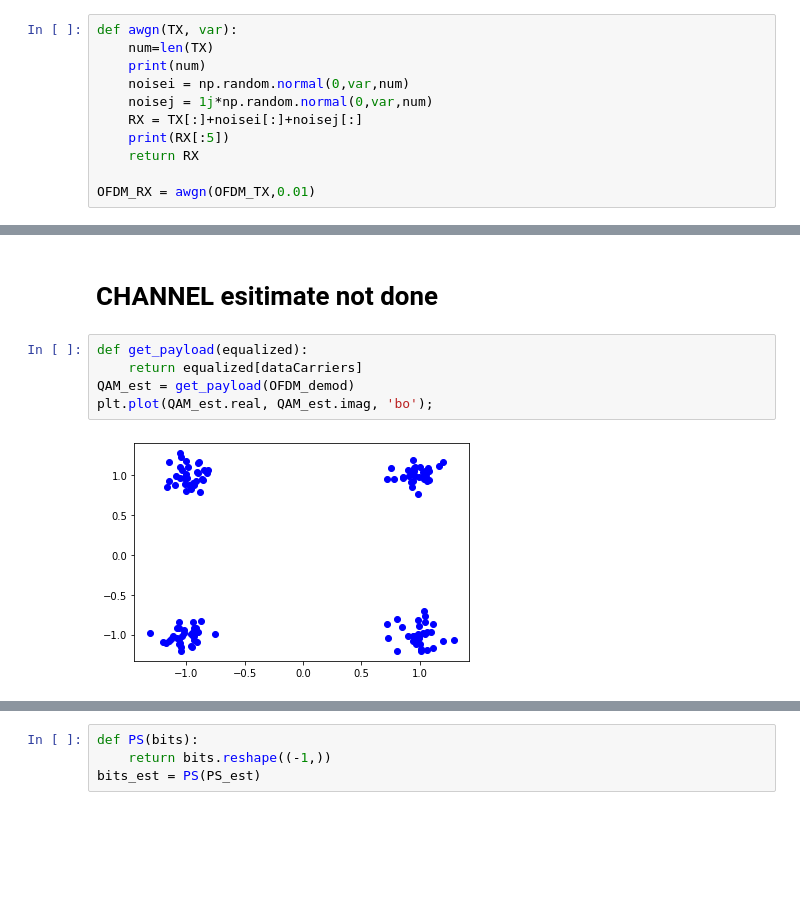
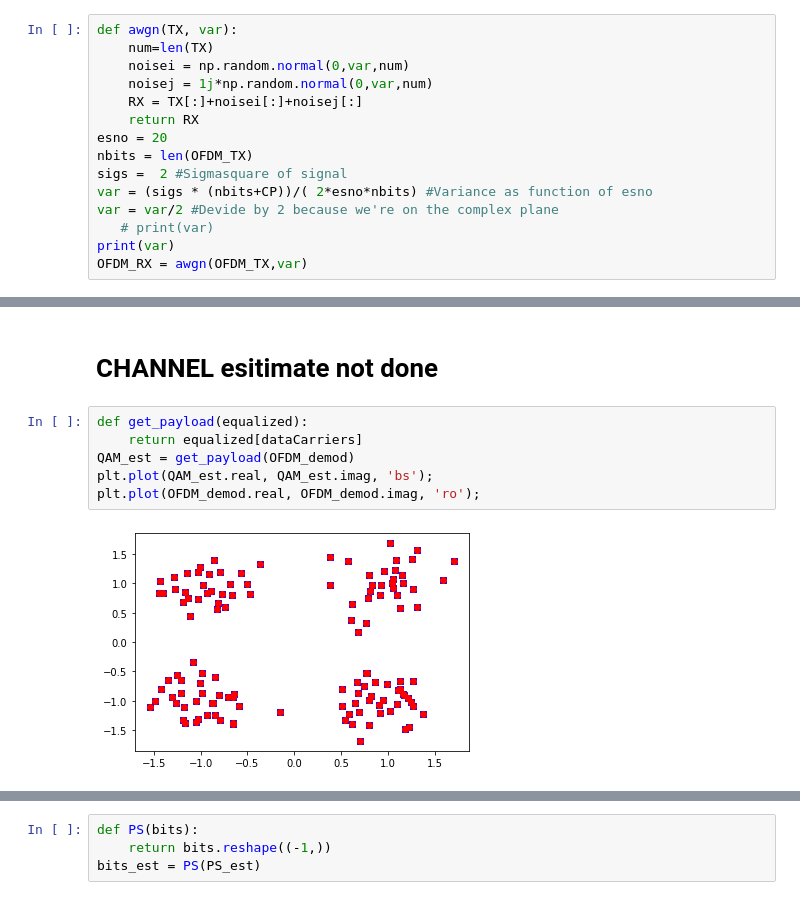
Before and after one commit to delaitl/OFDM, a Jupyter notebook: BEN_OFDM.ipynb, the cells around one changed output, grey strips where cells are left out. Saved outputs shown, nothing was run; the diff lists cells and outputs as text; blank space fills up the shorter version.

```diff
--- a/BEN_OFDM.ipynb
+++ b/BEN_OFDM.ipynb
@@ -156,12 +153,16 @@ print(OFDM_TX[:5])
 # %%
 def awgn(TX, var):
     num=len(TX)
-    print(num)
     noisei = np.random.normal(0,var,num)
     noisej = 1j*np.random.normal(0,var,num)
     RX = TX[:]+noisei[:]+noisej[:]
-    print(RX[:5])
     return RX
-
-OFDM_RX = awgn(OFDM_TX,0.01)
+esno = 20
+nbits = len(OFDM_TX)
+sigs =  2 #Sigmasquare of signal
+var = (sigs * (nbits+CP))/( 2*esno*nbits) #Variance as function of esno
+var = var/2 #Devide by 2 because we're on the complex plane
+   # print(var)
+print(var)
+OFDM_RX = awgn(OFDM_TX,var)
 # %% [output]
@@ -181,10 +180,11 @@ OFDM_demod = DFT(OFDM_RX_noCP)
 # %%
 def get_payload(equalized):
     return equalized[dataCarriers]
 QAM_est = get_payload(OFDM_demod)
-plt.plot(QAM_est.real, QAM_est.imag, 'bo');
+plt.plot(QAM_est.real, QAM_est.imag, 'bs');
+plt.plot(OFDM_demod.real, OFDM_demod.imag, 'ro');
 # %% [output]
-[figure, old version]
+[figure, new version]
 # %%
 def Demapping(QAM):
     # array of possible constellation points
```
Also changed, not shown: parts of 7 cells of this notebook, 9 other files.
